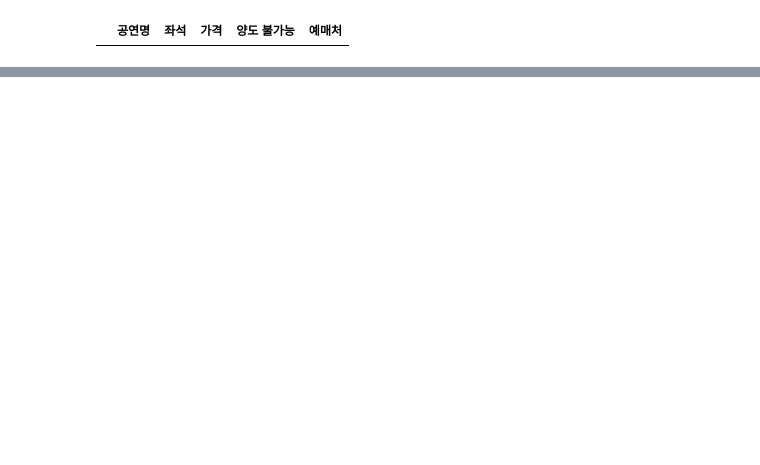
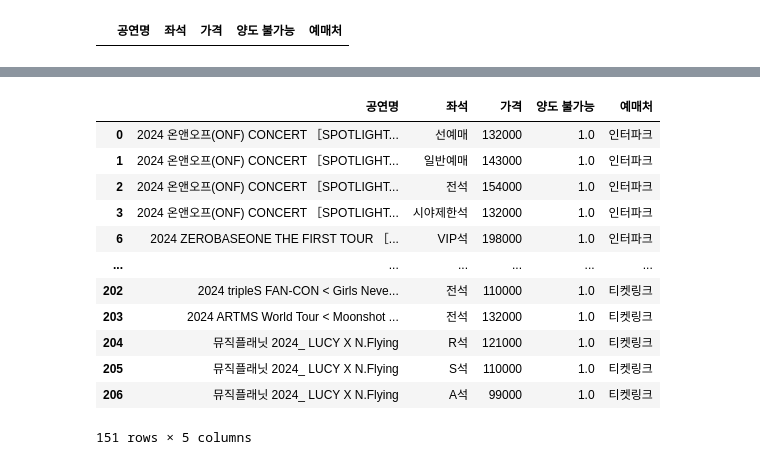
Before and after one commit to Cherrlyy/X_scalp_tickets, a Jupyter notebook: code/ticket_site_crawling.ipynb, the cells around one changed output, grey strips where cells are left out. Saved outputs shown, nothing was run; the diff lists cells and outputs as text; code cells hidden in the pictures; blank space fills up the shorter version.

```diff
--- a/code/ticket_site_crawling.ipynb
+++ b/code/ticket_site_crawling.ipynb
@@ -514 +534,42 @@ ticketlink_crawling()
+# %%
+concert_info.loc[2, ['좌석', '가격']] = ['전석', 154000]
+concert_info.loc[3, ['좌석', '가격']] = ['시야제한석', 132000]
+concert_info.loc[61, ['좌석', '가격']] = ['전석', 132000]
+concert_info.loc[85, ['좌석', '가격']] = ['전석', 110000]
+concert_info.loc[98, ['좌석', '가격']] = ['전석', 154000]
+concert_info.loc[[100, 102, 104, 106, 108, 110], ['좌석', '가격']] = ['전석', 132000]
+concert_info.loc[117, ['좌석', '가격']] = ['전석', 154000]
+concert_info.loc[120, ['좌석', '가격']] = ['전석', 143000]
+concert_info.loc[122, ['좌석', '가격']] = ['전석', 165000]
+concert_info.loc[123, ['좌석', '가격']] = ['전석', 121000]
+concert_info.loc[127, ['좌석', '가격']] = ['전석', 132000]
+concert_info.loc[129, ['좌석', '가격']] = ['전석', 143000]
+concert_info.loc[132, ['좌석', '가격']] = ['전석', 154000]
+concert_info.loc[137, ['좌석', '가격']] = ['일반예매', 99000]
+concert_info.loc[139, ['좌석', '가격']] = ['팬클럽 선예매', 88000]
+concert_info.loc[142, ['좌석', '가격']] = ['전석', 143000]
+concert_info.loc[145, ['좌석', '가격']] = ['전석', 132000]
+concert_info.loc[147, ['좌석', '가격']] = ['팬클럽 선예매', 99000]
+concert_info.loc[145, ['좌석', '가격']] = ['일반예매', 11000]
+concert_info.loc[203, ['좌석', '가격']] = ['전석', 132000]
+# %%
+concert_info = concert_info.drop([4, 5, 27, 28, 29, 30, 36, 43, 44, 46, 47, 49, 50, 52, 53, 62, 70, 71, 72, 73, 74, 75, 77,
+                                  78, 79, 80, 81, 82, 83, 84, 86, 94, 99, 101, 103, 105, 107, 109, 111, 115, 116, 118, 119, 121,
+                                  124, 125, 128, 130, 133, 138, 140, 141, 143, 146, 148, 150, 207, 208])
+# %%
+concert_info
+# %% [output]
+|  | 공연명 | 좌석 | 가격 | 양도 불가능 | 예매처 |
+| 0 | 2024 온앤오프(ONF) CONCERT ［SPOTLIGHT... | 선예매 | 132000 | 1.0 | 인터파크 |
+| 1 | 2024 온앤오프(ONF) CONCERT ［SPOTLIGHT... | 일반예매 | 143000 | 1.0 | 인터파크 |
+| 2 | 2024 온앤오프(ONF) CONCERT ［SPOTLIGHT... | 전석 | 154000 | 1.0 | 인터파크 |
+| 3 | 2024 온앤오프(ONF) CONCERT ［SPOTLIGHT... | 시야제한석 | 132000 | 1.0 | 인터파크 |
+| 6 | 2024 ZEROBASEONE THE FIRST TOUR ［... | VIP석 | 198000 | 1.0 | 인터파크 |
+| ... | ... | ... | ... | ... | ... |
+| 202 | 2024 tripleS FAN-CON < Girls Neve... | 전석 | 110000 | 1.0 | 티켓링크 |
+| 203 | 2024 ARTMS World Tour < Moonshot ... | 전석 | 132000 | 1.0 | 티켓링크 |
+| 204 | 뮤직플래닛 2024_ LUCY X N.Flying | R석 | 121000 | 1.0 | 티켓링크 |
+| 205 | 뮤직플래닛 2024_ LUCY X N.Flying | S석 | 110000 | 1.0 | 티켓링크 |
+| 206 | 뮤직플래닛 2024_ LUCY X N.Flying | A석 | 99000 | 1.0 | 티켓링크 |
+151 rows × 5 columns
 # %%
```
Also changed, not shown: parts of 11 cells of this notebook, 1 other file.
